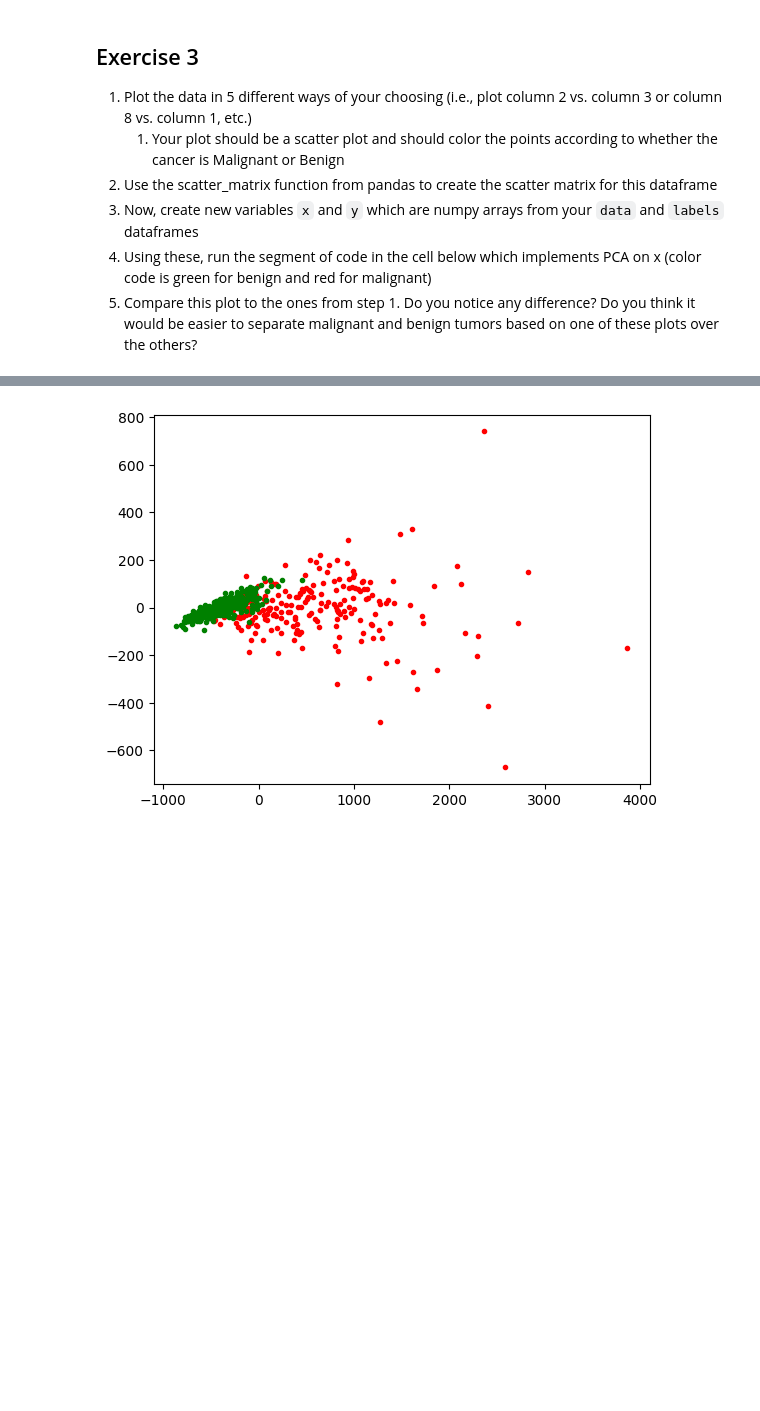
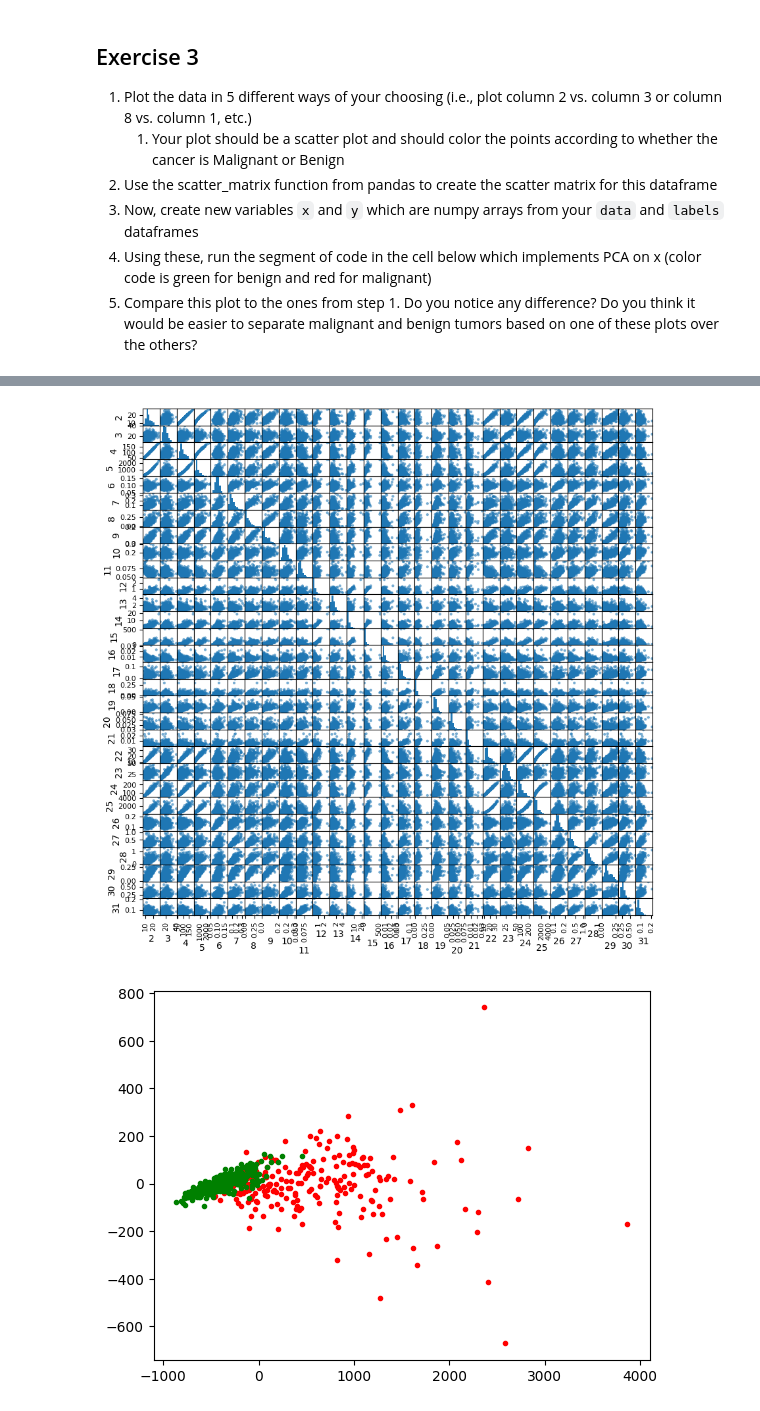
Before and after one commit to pxs4528/DATA-3401, a Jupyter notebook: Lab/Lab10/Lab10.ipynb, the cells around one changed output, grey strips where cells are left out. Drawn from its saved outputs; the diff is of its cells as text; code cells hidden in the pictures; blank space fills up the shorter version.

```diff
--- a/Lab/Lab10/Lab10.ipynb
+++ b/Lab/Lab10/Lab10.ipynb
@@ -81,3 +106,7 @@ plt.show()
+# %%
+pd.plotting.scatter_matrix(data, alpha=0.6, figsize=(10,10));
+# %% [output]
+[figure, added]
 # %%
 # you may need to run  pip install sklearn in Ubuntu  (may need pip3)
 from sklearn.decomposition import PCA
```
Also changed, not shown: parts of 16 cells of this notebook, 1 other file.
